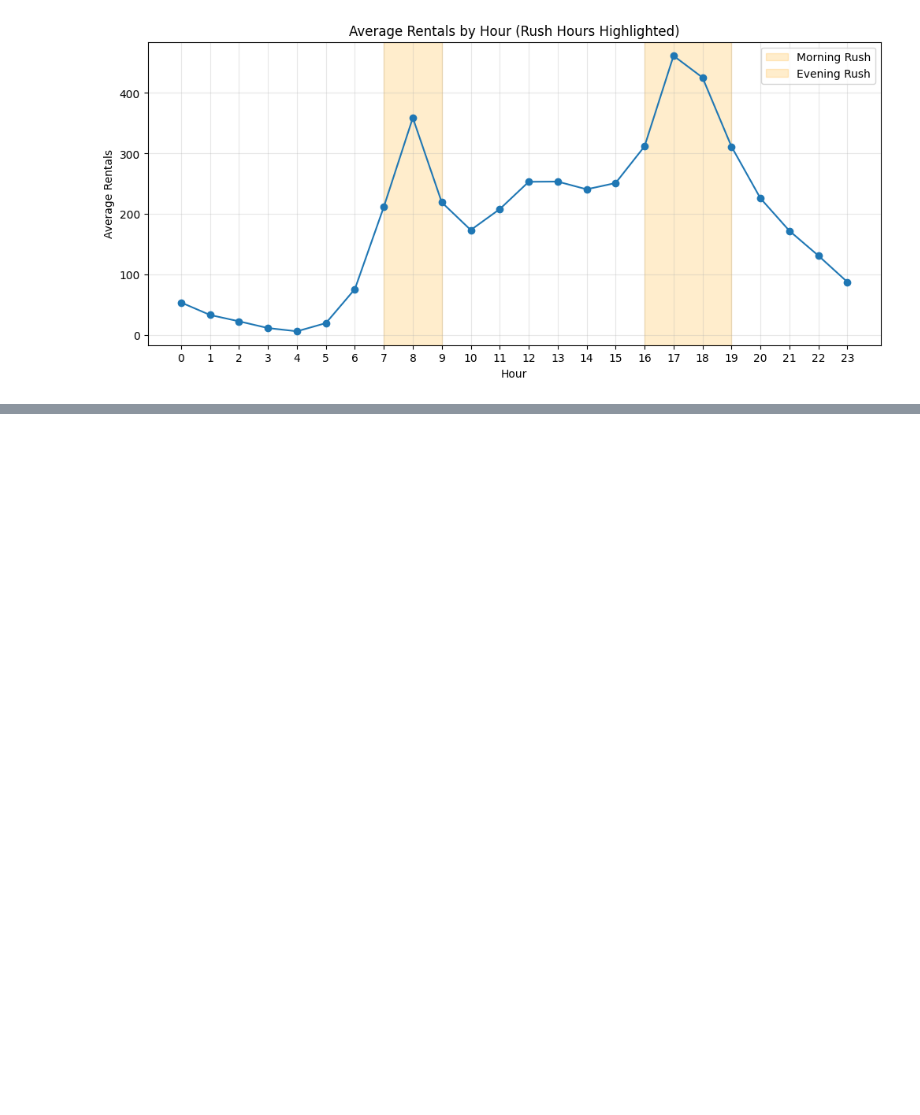
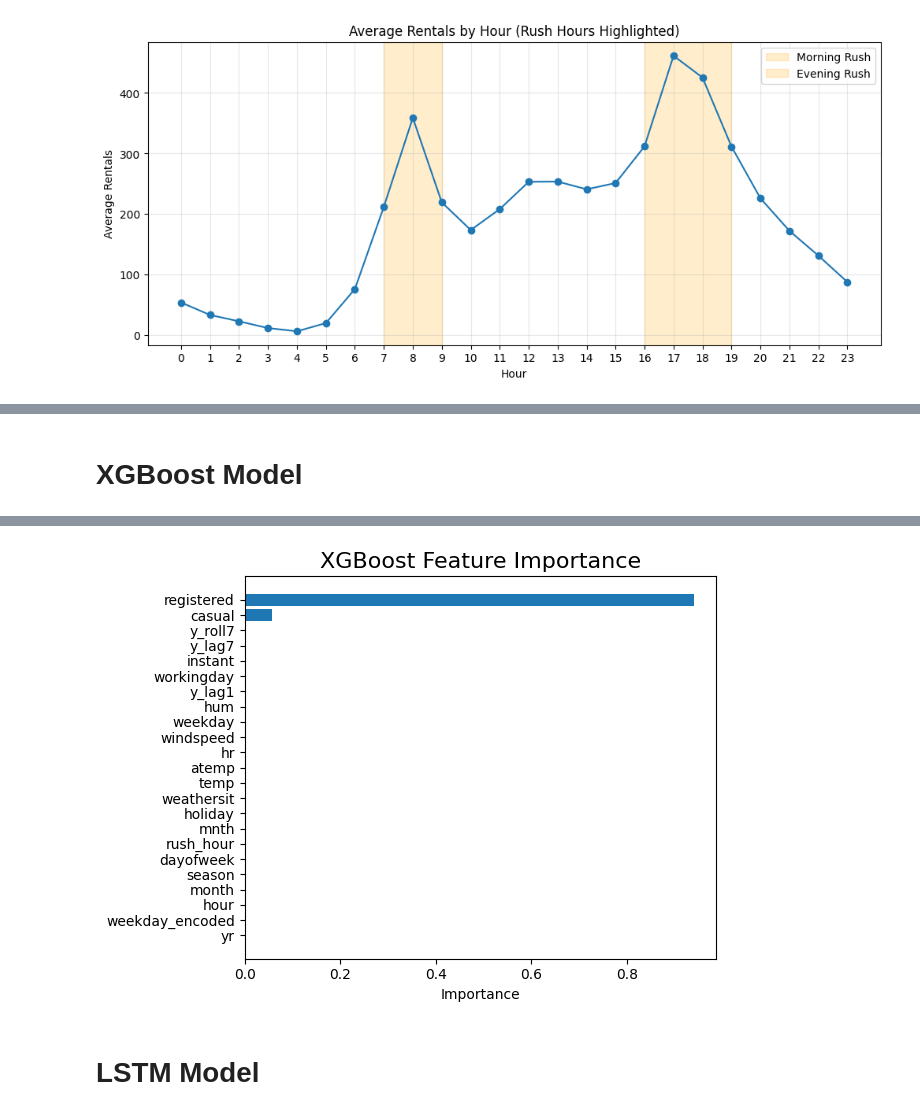
Before and after one commit to atikuddola/Forecasting-Model-Explore, a Jupyter notebook: forcast.ipynb, the cells around one changed output, grey strips where cells are left out. Cells and saved outputs as stored; diff of their text form; code cells hidden in the pictures; blank space fills up the shorter version.

```diff
--- a/forcast.ipynb
+++ b/forcast.ipynb
@@ -484,5 +276,0 @@ df_prophet.head()
-# %%
-from sklearn.preprocessing import LabelEncoder
-le = LabelEncoder()
-df['weekday'] = le.fit_transform(df['weekday'])
-print(dict(zip(le.classes_, le.transform(le.classes_))))
@@ -490,0 +516,71 @@ print(dict(zip(le.classes_, le.transform(le.classes_))))
+# %% [markdown]
+# XGBoost Model
+# %%
+import xgboost as xgb
+from sklearn.model_selection import GridSearchCV
+
+# Prepare data for XGBoost
+X_xgb = X_rf  # Using same features as RF
+y_xgb = y_rf
+
+# Split data
+X_train_xgb, X_test_xgb = X_train, X_test
+y_train_xgb, y_test_xgb = y_train, y_test
+
+# Define XGBoost model
+xgb_model = xgb.XGBRegressor(
+    objective='reg:squarederror',
+    random_state=42,
+    n_jobs=-1
+)
+
+# Define parameter grid for tuning
+xgb_params = {
+    'n_estimators': [300],
+    'max_depth': [6, 8, 10],
+    'learning_rate': [0.05, 0.1],
+    'subsample': [0.8, 1.0],
+    'colsample_bytree': [0.8, 1.0]
+}
+
+# Perform grid search
+xgb_grid = GridSearchCV(
+    xgb_model,
+    xgb_params,
+    cv=3,
+    scoring='neg_root_mean_squared_error',
+    n_jobs=-1,
+    verbose=1
+)
+
+xgb_grid.fit(X_train_xgb, y_train_xgb)
+
+# Get best model
+best_xgb = xgb_grid.best_estimator_
+print(f"Best XGBoost Parameters: {xgb_grid.best_params_}")
+
+# Make predictions
+y_pred_xgb = best_xgb.predict(X_test_xgb)
+
+# Calculate metrics
+xgb_rmse = np.sqrt(mean_squared_error(y_test_xgb, y_pred_xgb))
+xgb_mae = mean_absolute_error(y_test_xgb, y_pred_xgb)
+
+
+print("\nXGBoost Performance:")
+print(f"RMSE: {xgb_rmse:.2f}")
+print(f"MAE: {xgb_mae:.2f}")
+
+# Plot feature importance for XGBoost
+xgb_importance = pd.DataFrame({
+    'feature': X_train_xgb.columns,
+    'importance': best_xgb.feature_importances_
+}).sort_values('importance', ascending=True)
+
+
+plt.barh(xgb_importance['feature'], xgb_importance['importance'])
+plt.xlabel('Importance')
+plt.title('XGBoost Feature Importance', fontsize=16)
+plt.tight_layout()
+plt.show()
+# %% [output]
@@ -490,0 +593,3 @@ print(dict(zip(le.classes_, le.transform(le.classes_))))
+[figure, added]
+# %% [markdown]
+ # LSTM Model
```
Also changed, not shown: parts of 47 cells of this notebook.
